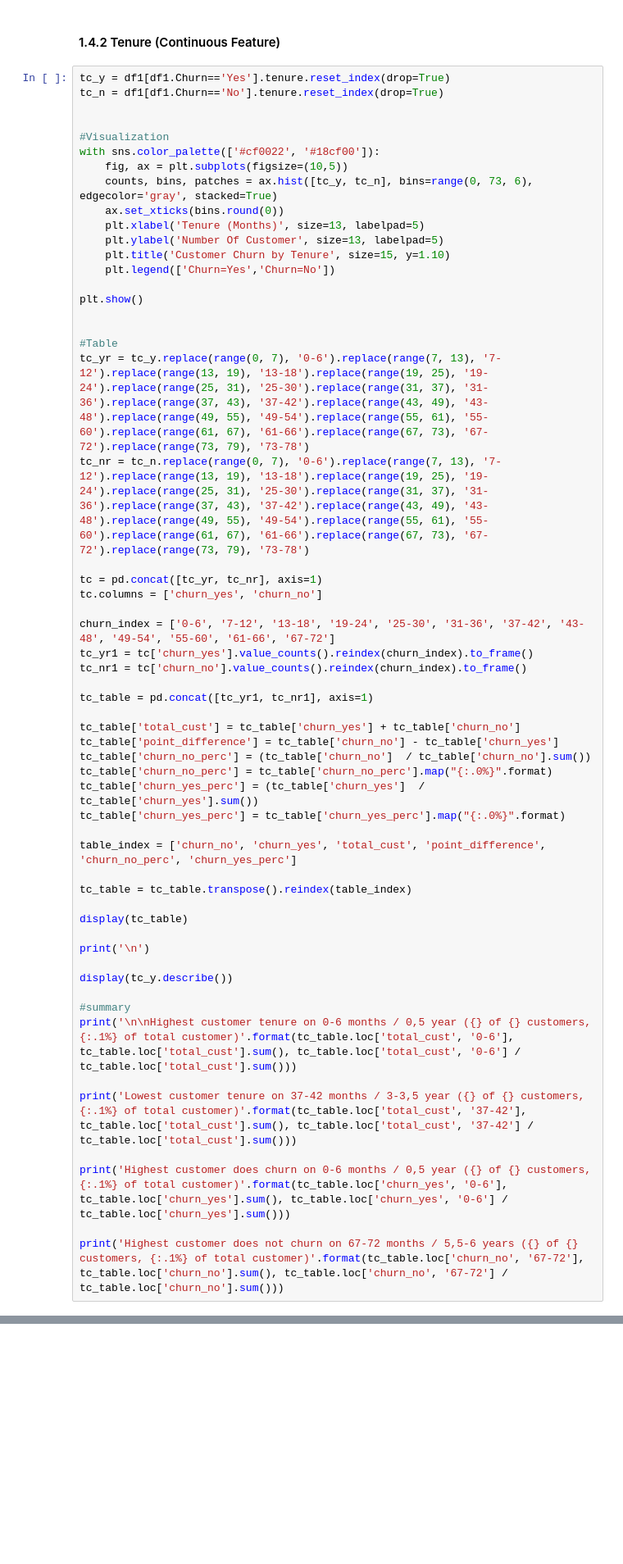
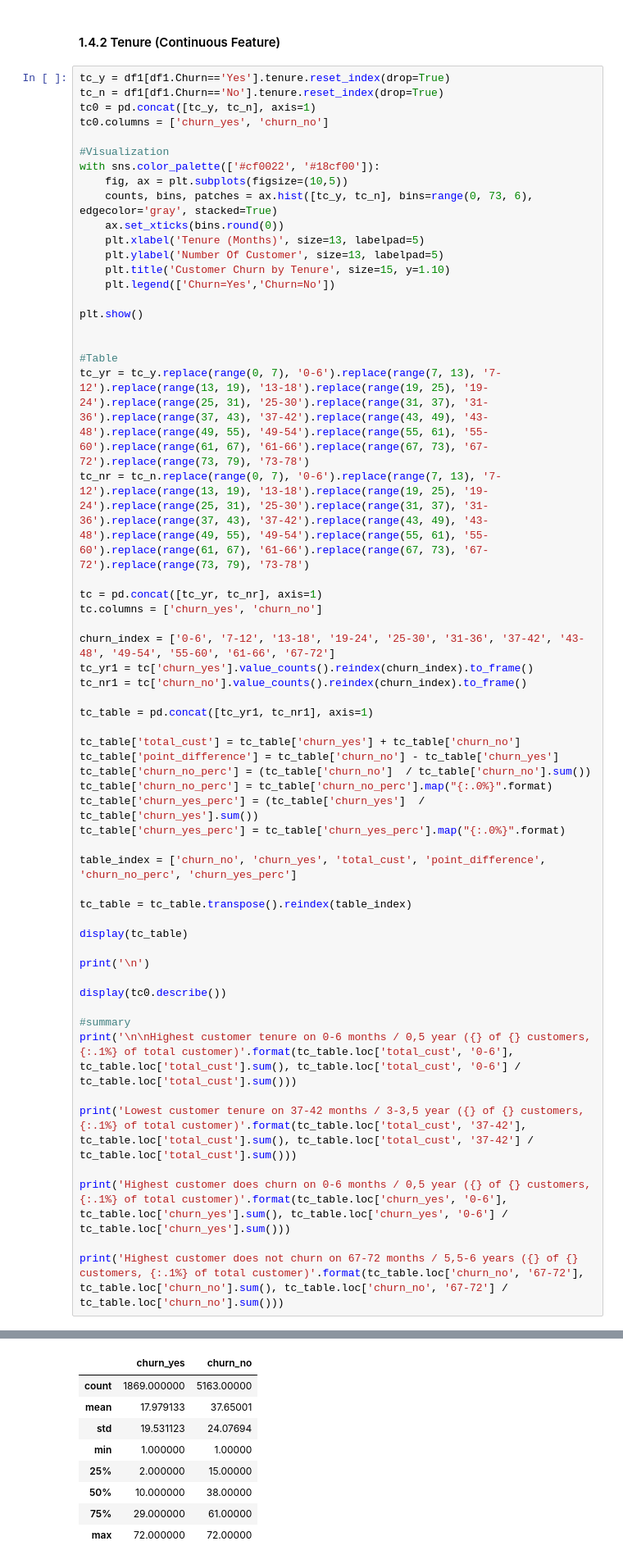
Before and after one commit to muhammadrifki1992/Project, a Jupyter notebook: Project2.ipynb, the cells around one changed output, grey strips where cells are left out. Shown: that part at 82% size. Cells and saved outputs as stored; diff of their text form; blank space fills up the shorter version.

```diff
--- a/Project2.ipynb
+++ b/Project2.ipynb
@@ -274,7 +275,8 @@ print('{} of {} customers did not churn and it is the {:.2f}% of the dataset.'.f
 # %%
 tc_y = df1[df1.Churn=='Yes'].tenure.reset_index(drop=True)
 tc_n = df1[df1.Churn=='No'].tenure.reset_index(drop=True)
-
+tc0 = pd.concat([tc_y, tc_n], axis=1)
+tc0.columns = ['churn_yes', 'churn_no']
 
 #Visualization
 with sns.color_palette(['#cf0022', '#18cf00']):
@@ -308,31 +310,40 @@ tc_table['churn_no_perc'] = (tc_table['churn_no']  / tc_table['churn_no'].sum())
 tc_table['churn_no_perc'] = tc_table['churn_no_perc'].map("{:.0%}".format)
 tc_table['churn_yes_perc'] = (tc_table['churn_yes']  / tc_table['churn_yes'].sum())
 tc_table['churn_yes_perc'] = tc_table['churn_yes_perc'].map("{:.0%}".format)
 
 table_index = ['churn_no', 'churn_yes', 'total_cust', 'point_difference', 'churn_no_perc', 'churn_yes_perc']
 
 tc_table = tc_table.transpose().reindex(table_index)
 
 display(tc_table)
 
 print('\n')
 
-display(tc_y.describe())
+display(tc0.describe())
 
 #summary
 print('\n\nHighest customer tenure on 0-6 months / 0,5 year ({} of {} customers, {:.1%} of total customer)'.format(tc_table.loc['total_cust', '0-6'], tc_table.loc['total_cust'].sum(), tc_table.loc['total_cust', '0-6'] / tc_table.loc['total_cust'].sum()))
 
 print('Lowest customer tenure on 37-42 months / 3-3,5 year ({} of {} customers, {:.1%} of total customer)'.format(tc_table.loc['total_cust', '37-42'], tc_table.loc['total_cust'].sum(), tc_table.loc['total_cust', '37-42'] / tc_table.loc['total_cust'].sum()))
 
 print('Highest customer does churn on 0-6 months / 0,5 year ({} of {} customers, {:.1%} of total customer)'.format(tc_table.loc['churn_yes', '0-6'], tc_table.loc['churn_yes'].sum(), tc_table.loc['churn_yes', '0-6'] / tc_table.loc['churn_yes'].sum()))
 
 print('Highest customer does not churn on 67-72 months / 5,5-6 years ({} of {} customers, {:.1%} of total customer)'.format(tc_table.loc['churn_no', '67-72'], tc_table.loc['churn_no'].sum(), tc_table.loc['churn_no', '67-72'] / tc_table.loc['churn_no'].sum()))
 # %% [output]
 [figure]
 |  | 0-6 | 7-12 | 13-18 | 19-24 | 25-30 | 31-36 | 37-42 | 43-48 | 49-54 | 55-60 | 61-66 | ... |
 | churn_no | 686 | 452 | 371 | 359 | 337 | 315 | 296 | 321 | 352 | 360 | 420 | ... |
 | churn_yes | 784 | 253 | 177 | 117 | 94 | 86 | 83 | 62 | 68 | 52 | 43 | ... |
 | total_cust | 1470 | 705 | 548 | 476 | 431 | 401 | 379 | 383 | 420 | 412 | 463 | ... |
 | point_difference | -98 | 199 | 194 | 242 | 243 | 229 | 213 | 259 | 284 | 308 | 377 | ... |
 | churn_no_perc | 13% | 9% | 7% | 7% | 7% | 6% | 6% | 6% | 7% | 7% | 8% | ... |
 | churn_yes_perc | 42% | 14% | 9% | 6% | 5% | 5% | 4% | 3% | 4% | 3% | 2% | ... |
+|  | churn_yes | churn_no |
+| count | 1869.000000 | 5163.00000 |
+| mean | 17.979133 | 37.65001 |
+| std | 19.531123 | 24.07694 |
+| min | 1.000000 | 1.00000 |
+| 25% | 2.000000 | 15.00000 |
+| 50% | 10.000000 | 38.00000 |
+| 75% | 29.000000 | 61.00000 |
+| max | 72.000000 | 72.00000 |
```
Also changed, not shown: parts of 2 cells of this notebook.
